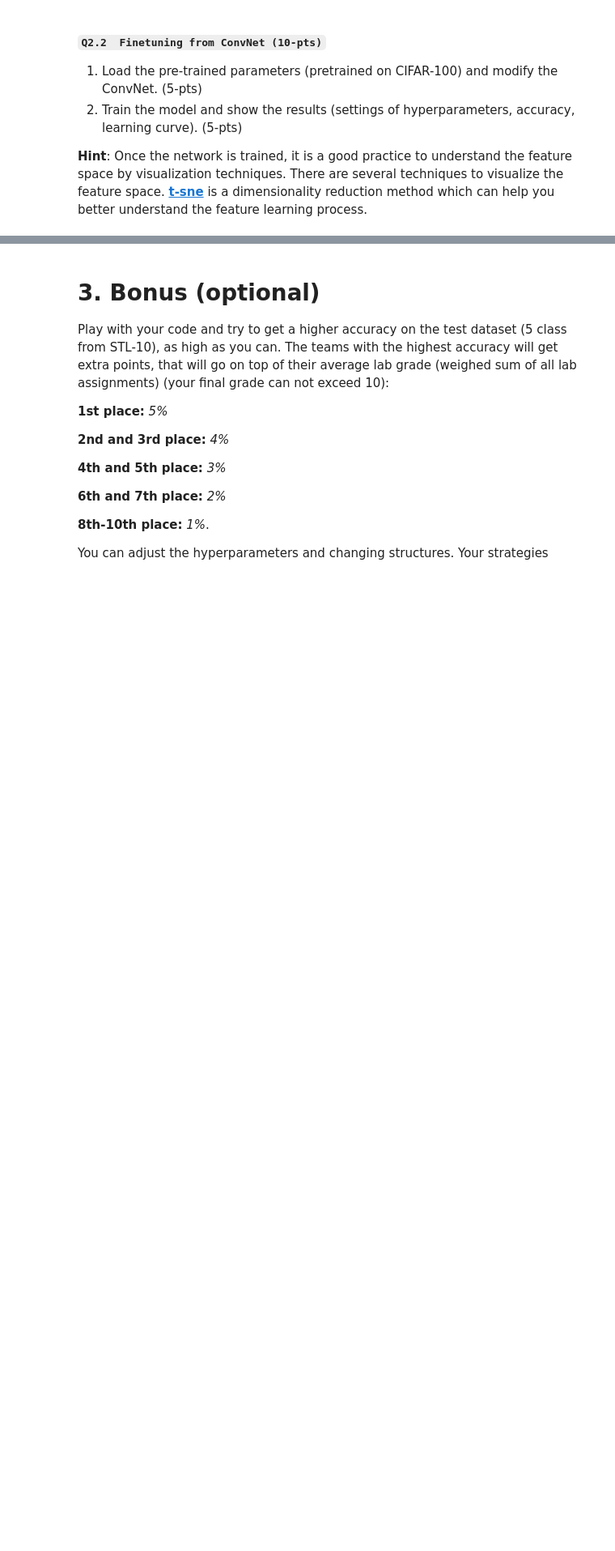
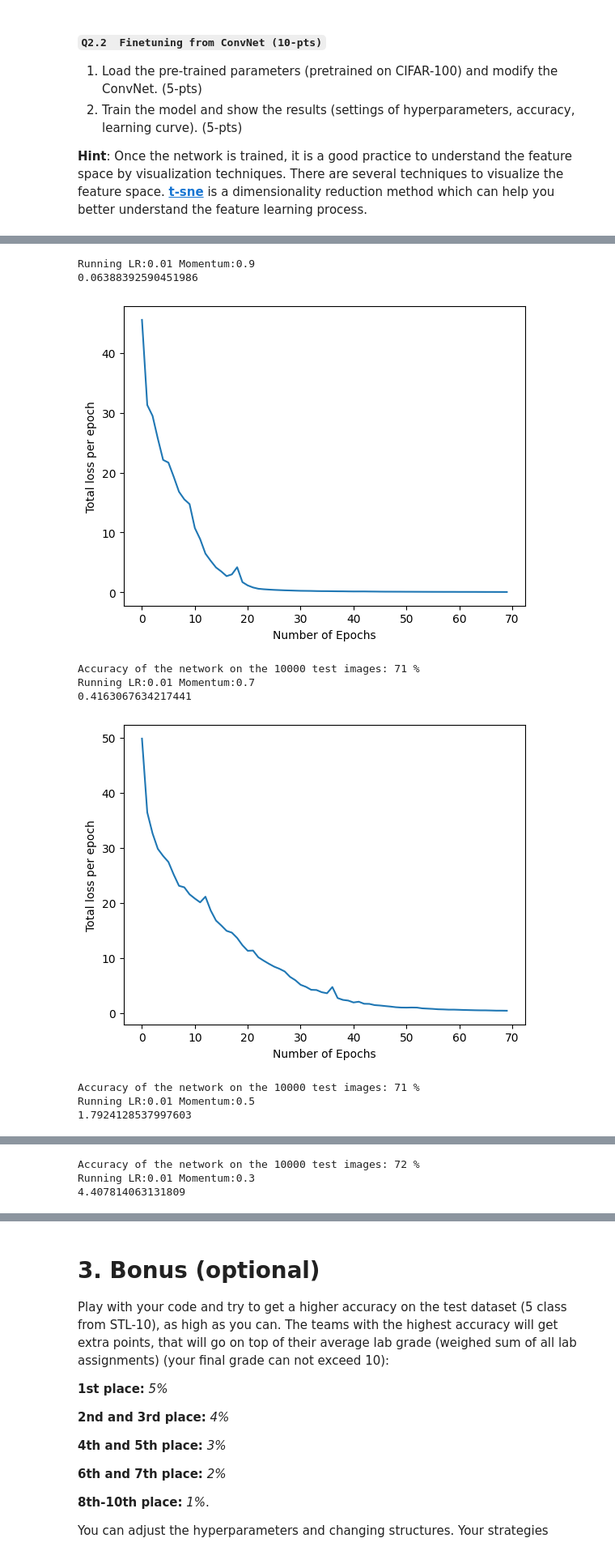
Before and after one commit to nordinbelkacemi/cv1-lab1, a Jupyter notebook: CNN Project/15096157_13740512_12556963_part2.ipynb, the cells around one changed output, grey strips where cells are left out. Shown at 81% size. Drawn from its saved outputs; the diff is of its cells as text; code cells hidden in the pictures; blank space fills up the shorter version.

```diff
--- a/CNN Project/15096157_13740512_12556963_part2.ipynb
+++ b/CNN Project/15096157_13740512_12556963_part2.ipynb
@@ -696,5 +710,19 @@ train(convnet_cifar, stl_dataloader, 20, folder="./convnet_stl")
-# %%
-convnet_new = ConvNet()
-convnet_new.fc3 = nn.Linear(84, 5)
-
-train(convnet_new, stl_dataloader, 20, folder="./convnet_stl")
+# %%
+for lr in [0.01, 0.001, 0.0001]:
+    for momentum in [0.9, 0.7, 0.5, 0.3]:
+        convnet_cifar = torch.load("./convnet/model0.001_0.9_70")
+        convnet_cifar.fc3 = nn.Linear(84, 5)
+        print("Running LR:"+str(lr)+" Momentum:"+str(momentum))
+        train(convnet_cifar , stl_dataloader, 70, folder="./convnet_stl", lr=lr, momentum=momentum)
+        valid(convnet_cifar , stl_valid_dataloader)
+# %% [output]
+Running LR:0.01 Momentum:0.9
+0.06388392590451986
+[figure, added]
+Accuracy of the network on the 10000 test images: 71 %
+Running LR:0.01 Momentum:0.7
+0.4163067634217441
+[figure, added]
+Accuracy of the network on the 10000 test images: 71 %
+Running LR:0.01 Momentum:0.5
+1.7924128537997603
@@ -700,0 +730,3 @@ train(convnet_new, stl_dataloader, 20, folder="./convnet_stl")
+Accuracy of the network on the 10000 test images: 72 %
+Running LR:0.01 Momentum:0.3
+4.407814063131809
```
Also changed, not shown: parts of 5 cells of this notebook.
